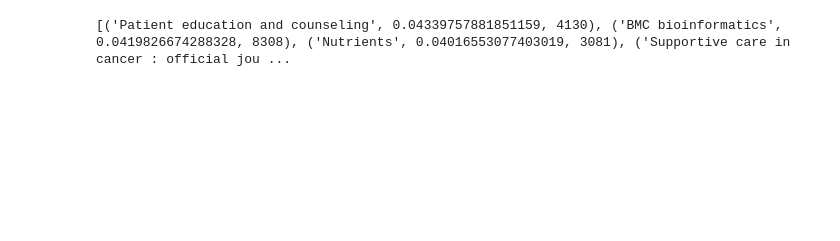
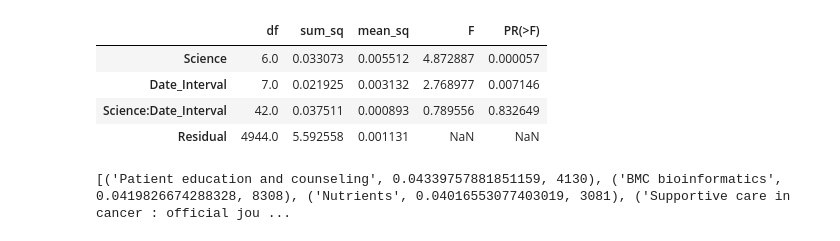
Before and after one commit to Finnbuch/Speechgraph, a Jupyter notebook: python_sql_api.ipynb, the cells around one changed output. Cells and saved outputs as stored; diff of their text form; code cells hidden in the pictures; blank space fills up the shorter version.

```diff
--- a/python_sql_api.ipynb
+++ b/python_sql_api.ipynb
@@ -80,0 +93,38 @@ plot_pos_values(df)
+# %%
+# this function calculatres a two way anova with the positiviy as dependent variable and the science field and the date interval as predictor variables
+# the anova is bootstrapped reps times with a sample of n
+def anova(df, reps, n):
+    result_table = pd.DataFrame(columns=["effect", "df", "sum_sq", "mean_sq", "F", "PR(>F)"])
+    result_table["effect"] = ["Science_lower", "Date_Interval_lower", "Science:Date_Interval_lower", "Residuals_lower", "Science_upper", "Date_Interval_upper", "Science:Date_upper", "Residuals_upper"]
+    results = []
+    for i in range(reps):
+        sample = df.sample(n)
+        model = ols('Positivity ~ Science + Date_Interval +\
+        Science:Date_Interval',
+                data=sample).fit()
+        results.append(sm.stats.anova_lm(model, type=2))
+    Science_df = pd.DataFrame(columns=["df", "sum_sq", "mean_sq", "F", "PR(>F)"])
+    Date_df = pd.DataFrame(columns=["df", "sum_sq", "mean_sq", "F", "PR(>F)"])
+    ScienceX_date_df = pd.DataFrame(columns=["df", "sum_sq", "mean_sq", "F", "PR(>F)"])
+    Residuals_df = pd.DataFrame(columns=["df", "sum_sq", "mean_sq", "F", "PR(>F)"])
+
+    for y, i in enumerate(results):
+        Science_df.loc[y] = i.iloc[0]
+        Date_df.loc[y] = i.iloc[1]
+        ScienceX_date_df.loc[y] = i.iloc[2]
+        Residuals_df.loc[y] = i.iloc[3]
+
+    for y, i in enumerate(Science_df.columns):
+        result_table.iloc[0, y+1] = Science_df[i].quantile(0.025)
+        result_table.iloc[1, y+1] = Date_df[i].quantile(0.025)
+        result_table.iloc[2, y+1] = ScienceX_date_df[i].quantile(0.025)
+        result_table.iloc[3, y+1] = Residuals_df[i].quantile(0.025)
+
+        result_table.iloc[4, y+1] = Science_df[i].quantile(0.975)
+        result_table.iloc[5, y+1] = Date_df[i].quantile(0.975)
+        result_table.iloc[6, y+1] = ScienceX_date_df[i].quantile(0.975)
+        result_table.iloc[7, y+1] = Residuals_df[i].quantile(0.975)
+
+    return result_table
+# %%
+result = anova(df, 1000, 5000)
@@ -80,0 +143,8 @@ plot_pos_values(df)
+# %%
+result[0]
+# %% [output]
+|  | df | sum_sq | mean_sq | F | PR(>F) |
+| Science | 6.0 | 0.033073 | 0.005512 | 4.872887 | 0.000057 |
+| Date_Interval | 7.0 | 0.021925 | 0.003132 | 2.768977 | 0.007146 |
+| Science:Date_Interval | 42.0 | 0.037511 | 0.000893 | 0.789556 | 0.832649 |
+| Residual | 4944.0 | 5.592558 | 0.001131 | NaN | NaN |
```
Also changed, not shown: parts of 7 cells of this notebook.
